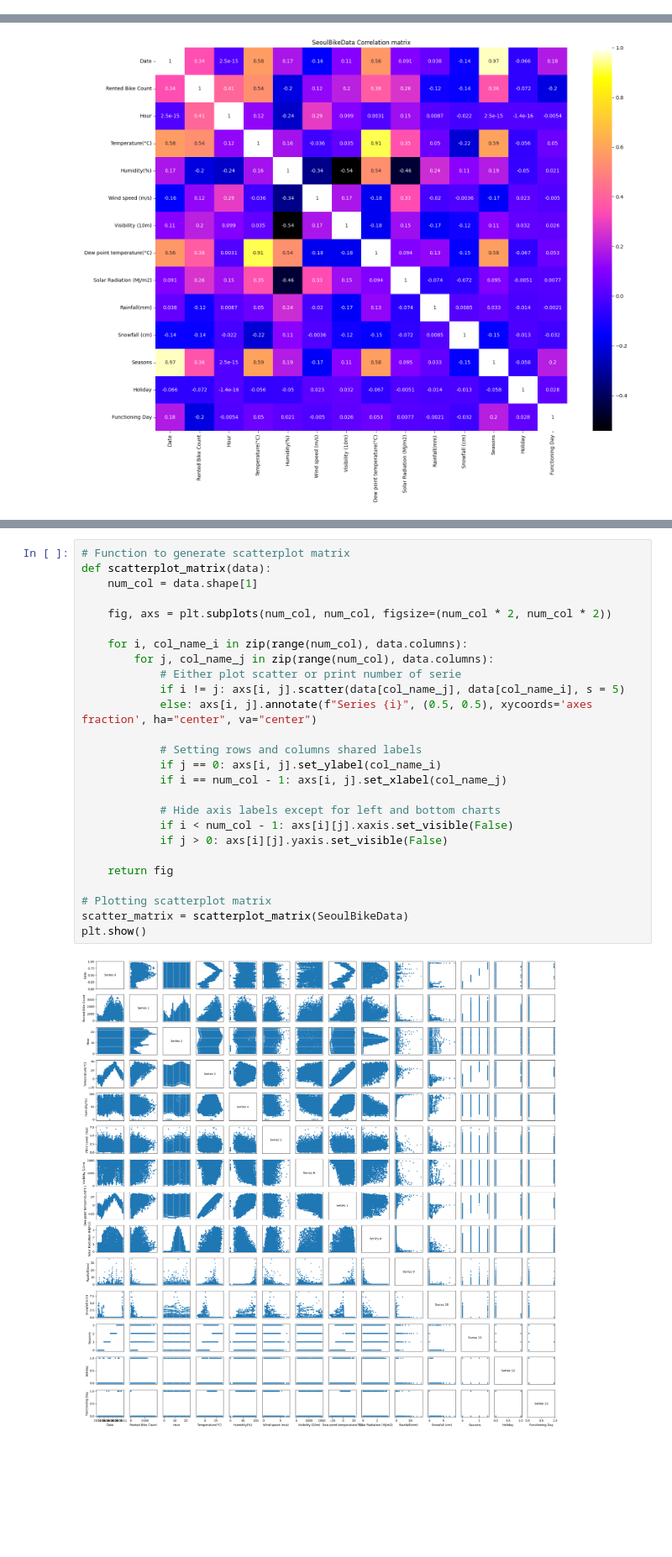
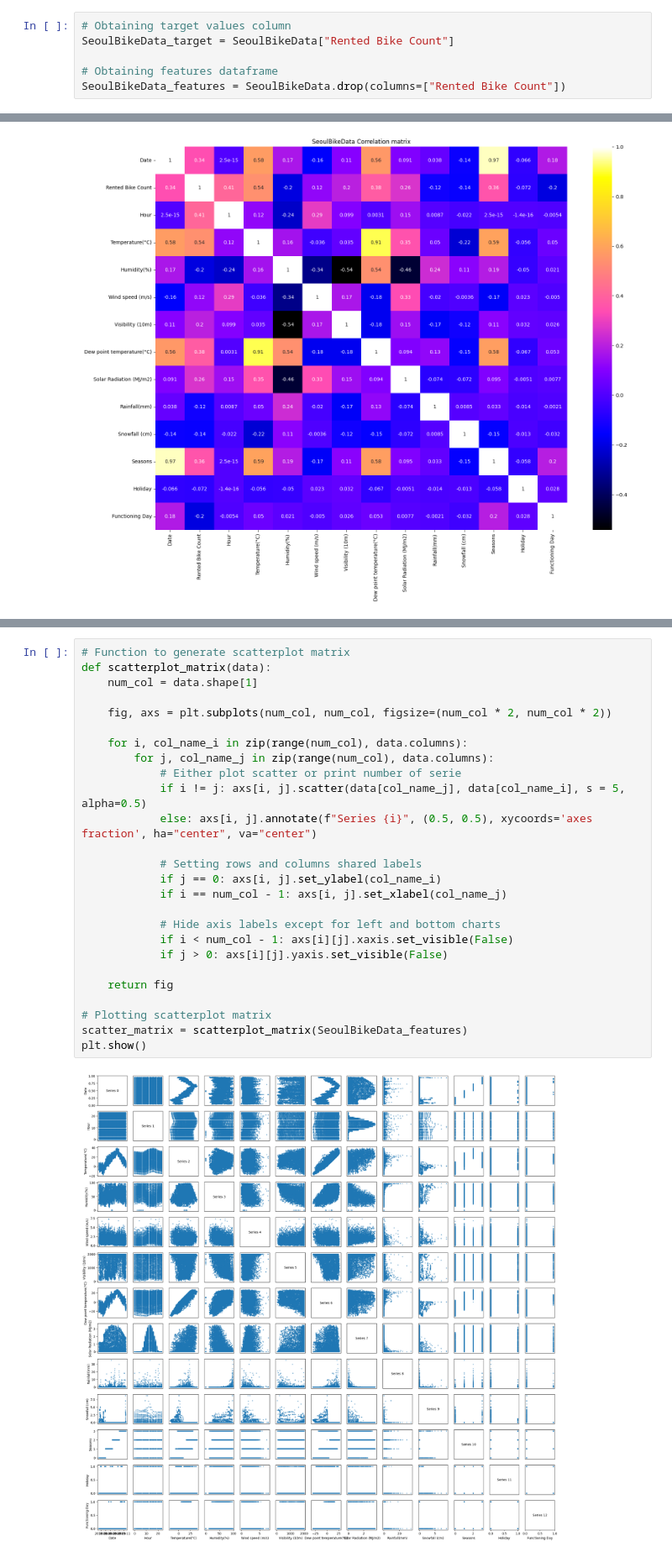
Before and after one commit to IvanGomez37/Final-Project-FoML, a Jupyter notebook: seoul_bike.ipynb, the cells around one changed output, grey strips where cells are left out. Shown at 84% size. Cells and saved outputs as stored; diff of their text form; blank space fills up the shorter version.

```diff
--- a/seoul_bike.ipynb
+++ b/seoul_bike.ipynb
@@ -97 +137,7 @@ SeoulBikeData.head()
+# %%
+# Obtaining target values column
+SeoulBikeData_target = SeoulBikeData["Rented Bike Count"]
+
+# Obtaining features dataframe
+SeoulBikeData_features = SeoulBikeData.drop(columns=["Rented Bike Count"])
 # %% [markdown]
@@ -113,28 +159,28 @@ plt.show()
 # %%
 # Function to generate scatterplot matrix
 def scatterplot_matrix(data):
     num_col = data.shape[1]
 
     fig, axs = plt.subplots(num_col, num_col, figsize=(num_col * 2, num_col * 2))
 
     for i, col_name_i in zip(range(num_col), data.columns):
         for j, col_name_j in zip(range(num_col), data.columns):
             # Either plot scatter or print number of serie
-            if i != j: axs[i, j].scatter(data[col_name_j], data[col_name_i], s = 5)
+            if i != j: axs[i, j].scatter(data[col_name_j], data[col_name_i], s = 5, alpha=0.5)
             else: axs[i, j].annotate(f"Series {i}", (0.5, 0.5), xycoords='axes fraction', ha="center", va="center")
 
             # Setting rows and columns shared labels
             if j == 0: axs[i, j].set_ylabel(col_name_i)
             if i == num_col - 1: axs[i, j].set_xlabel(col_name_j)
 
             # Hide axis labels except for left and bottom charts
             if i < num_col - 1: axs[i][j].xaxis.set_visible(False)
             if j > 0: axs[i][j].yaxis.set_visible(False)
 
     return fig
 
 # Plotting scatterplot matrix
-scatter_matrix = scatterplot_matrix(SeoulBikeData)
+scatter_matrix = scatterplot_matrix(SeoulBikeData_features)
 plt.show()
 # %% [output]
-[figure, old version]
+[figure, new version]
```
Also changed, not shown: parts of 19 cells of this notebook.
